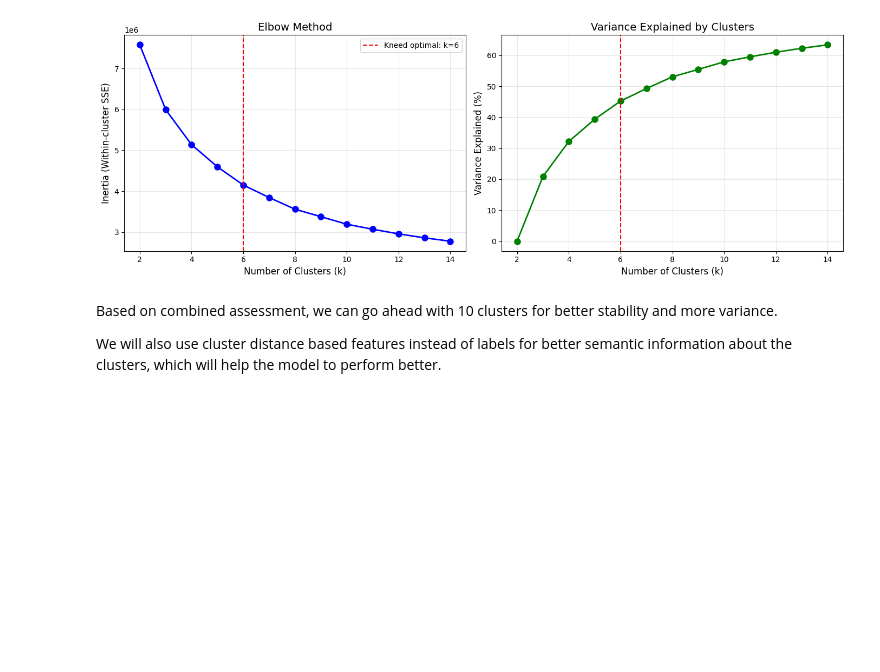
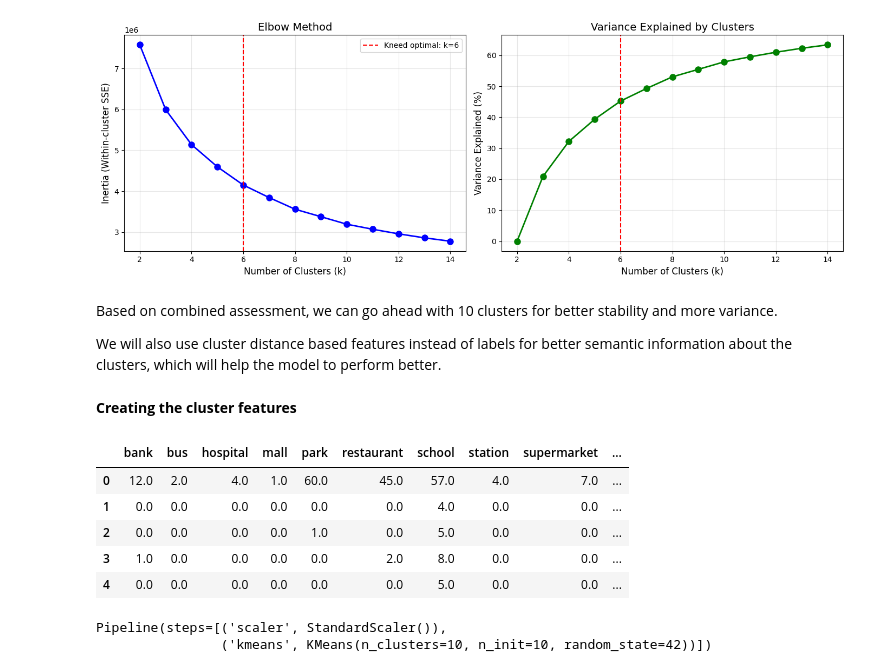
Before and after one commit to AadiPaliwal/regression_ml_end2end, a Jupyter notebook: notebooks/03_feature_engineering.ipynb, the cells around one changed output. Drawn from its saved outputs; the diff is of its cells as text; code cells hidden in the pictures; blank space fills up the shorter version.

```diff
--- a/notebooks/03_feature_engineering.ipynb
+++ b/notebooks/03_feature_engineering.ipynb
@@ -675,3 +678,29 @@ figure = plot_elbow(elbow_results[0], elbow_results[1])
 Based on combined assessment, we can go ahead with 10 clusters for better stability and more variance.
 
 We will also use cluster distance based features instead of labels for better semantic information about the clusters, which will help the model to perform better.
+# %% [markdown]
+**Creating the cluster features**
+# %%
+from sklearn.cluster import KMeans
+from sklearn.preprocessing import StandardScaler
+from sklearn.pipeline import Pipeline
+from sklearn.metrics import adjusted_rand_score
+from sklearn.utils import resample
+
+features_for_clustering = ['bank', 'bus', 'hospital', 'mall', 'park',
+       'restaurant', 'school', 'station', 'supermarket', 'Total Population',
+       'Median Age', 'Per Capita Income', 'Total Families Below Poverty',
+       'Total Housing Units', 'Median Rent', 'Median Home Value', 'Median Commute Time']
+
+train_df = pd.read_csv("/Users/aaditya.paliwal/Desktop/regression_ml_end2end/data/processed/feature_engineered_train.csv", index_col=0)
+dev_df = pd.read_csv("/Users/aaditya.paliwal/Desktop/regression_ml_end2end/data/processed/feature_engineered_dev.csv", index_col=0)
+test_df= pd.read_csv("/Users/aaditya.paliwal/Desktop/regression_ml_end2end/data/processed/feature_engineered_test.csv", index_col=0)
+# %%
+train_df[features_for_clustering].head()
+# %% [output]
+|  | bank | bus | hospital | mall | park | restaurant | school | station | supermarket | ... |
+| 0 | 12.0 | 2.0 | 4.0 | 1.0 | 60.0 | 45.0 | 57.0 | 4.0 | 7.0 | ... |
+| 1 | 0.0 | 0.0 | 0.0 | 0.0 | 0.0 | 0.0 | 4.0 | 0.0 | 0.0 | ... |
+| 2 | 0.0 | 0.0 | 0.0 | 0.0 | 1.0 | 0.0 | 5.0 | 0.0 | 0.0 | ... |
+| 3 | 1.0 | 0.0 | 0.0 | 0.0 | 0.0 | 2.0 | 8.0 | 0.0 | 0.0 | ... |
+| 4 | 0.0 | 0.0 | 0.0 | 0.0 | 0.0 | 0.0 | 5.0 | 0.0 | 0.0 | ... |
@@ -678 +720,8 @@ We will also use cluster distance based features instead of labels for better se
+# %%
+# Fit on train
+
+cluster_pipeline.fit(train_df[features_for_clustering])
+# %% [output]
+Pipeline(steps=[('scaler', StandardScaler()),
+                ('kmeans', KMeans(n_clusters=10, n_init=10, random_state=42))])
 # %%
```
Also changed, not shown: parts of 27 cells of this notebook.
